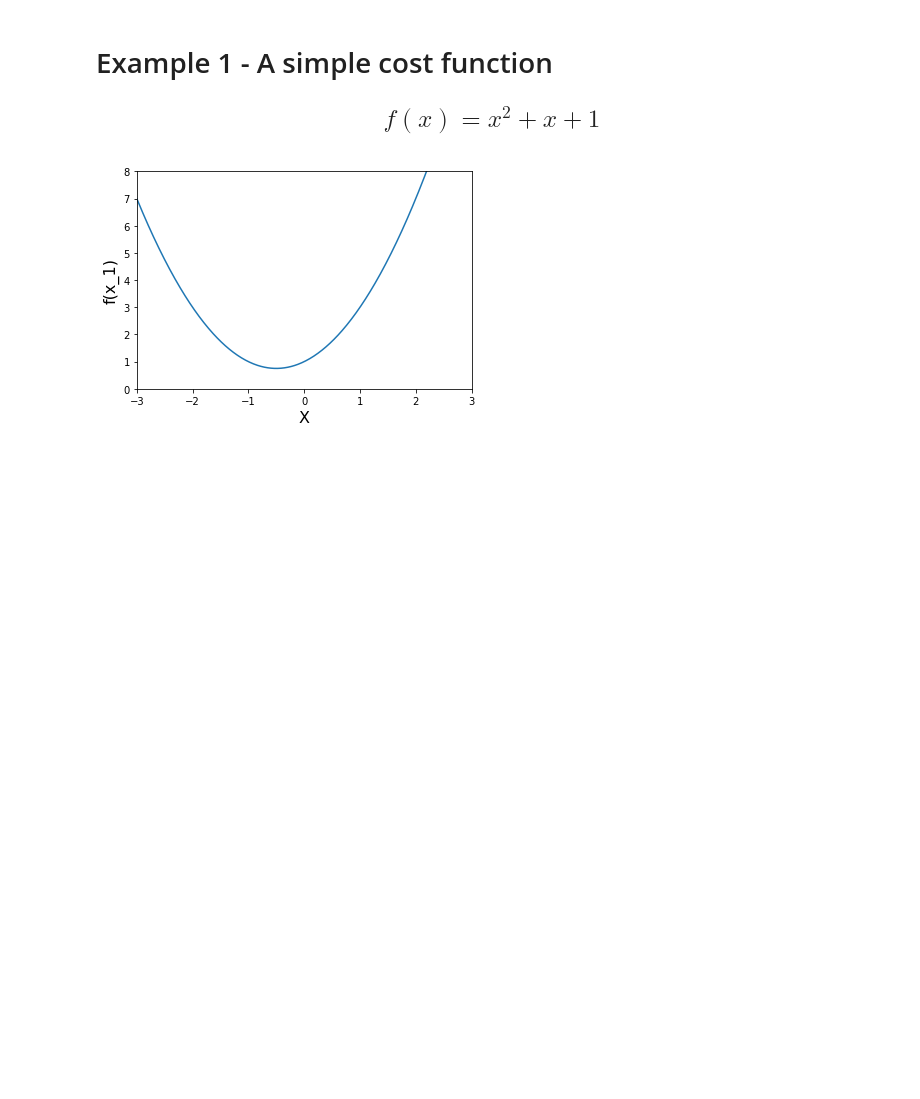
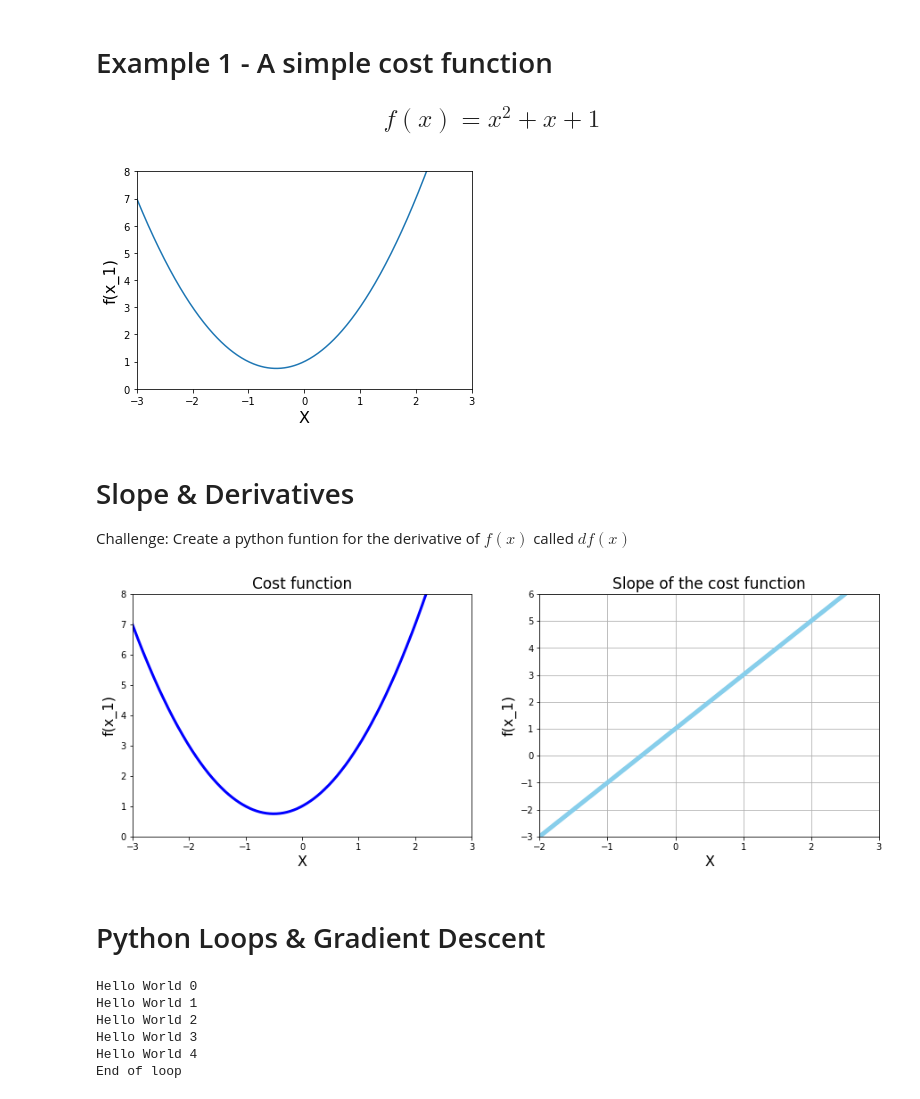
Before and after one commit to bjfabian11/UdemyDSandMLBootcamp, a Jupyter notebook: 03 Gradient Descent.ipynb, the cells around one changed output. Saved outputs shown, nothing was run; the diff lists cells and outputs as text; code cells hidden in the pictures; blank space fills up the shorter version.

```diff
--- a/03 Gradient Descent.ipynb
+++ b/03 Gradient Descent.ipynb
@@ -24,3 +26,59 @@ plt.plot(x_1, f(x_1))
 plt.show()
 # %% [output]
 [figure]
+# %% [markdown]
+# Slope & Derivatives
+Challenge: Create a python funtion for the derivative of $f(x)$ called $df(x)$
+# %%
+def df(x):
+    return 2*x+1
+# %%
+# Plot function and derivative side by side
+
+plt.figure(figsize=[15,5])
+
+# 1 Chart: Cost function
+
+plt.subplot(1, 2, 1)
+
+plt.xlim(-3, 3)
+plt.ylim(0, 8)
+
+plt.title('Cost function', fontsize=17)
+plt.xlabel('X', fontsize=16)
+plt.ylabel('f(x_1)', fontsize=16)
+
+plt.plot(x_1, f(x_1), color='blue', linewidth=3)
+
+# 2 Chart: Derivative
+
+plt.subplot(1, 2, 2)
+
+plt.xlim(-2, 3)
+plt.ylim(-3, 6)
+
+plt.title('Slope of the cost function', fontsize=17)
+plt.xlabel('X', fontsize=16)
+plt.ylabel('f(x_1)', fontsize=16)
+
+plt.grid()
+
+plt.plot(x_1, df(x_1), color='skyblue', linewidth=5)
+
+plt.show()
+# %% [output]
+[figure, added]
+# %% [markdown]
+# Python Loops & Gradient Descent
+# %%
+# Python For Loop
+for n in range(5):
+    print('Hello World', n)
+print('End of loop')
+# %% [output]
+Hello World 0
+Hello World 1
+Hello World 2
+Hello World 3
+Hello World 4
+End of loop
```
Also changed, not shown: parts of 4 cells of this notebook.
